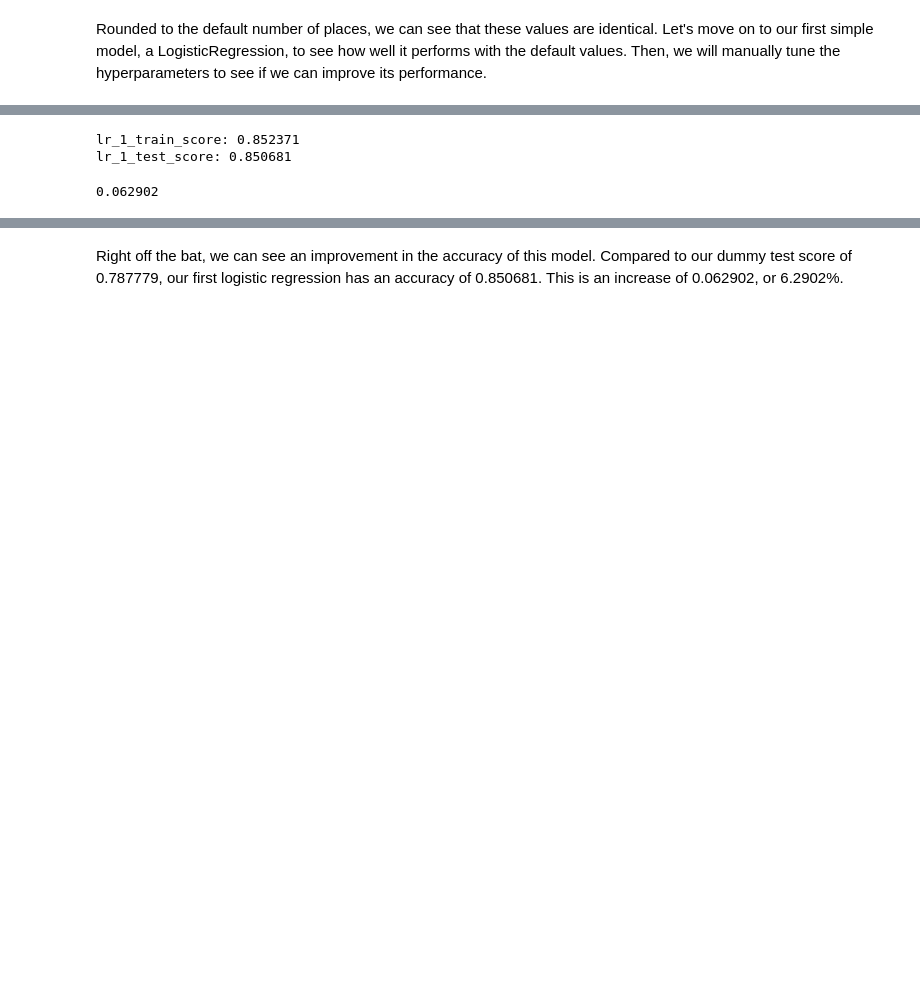
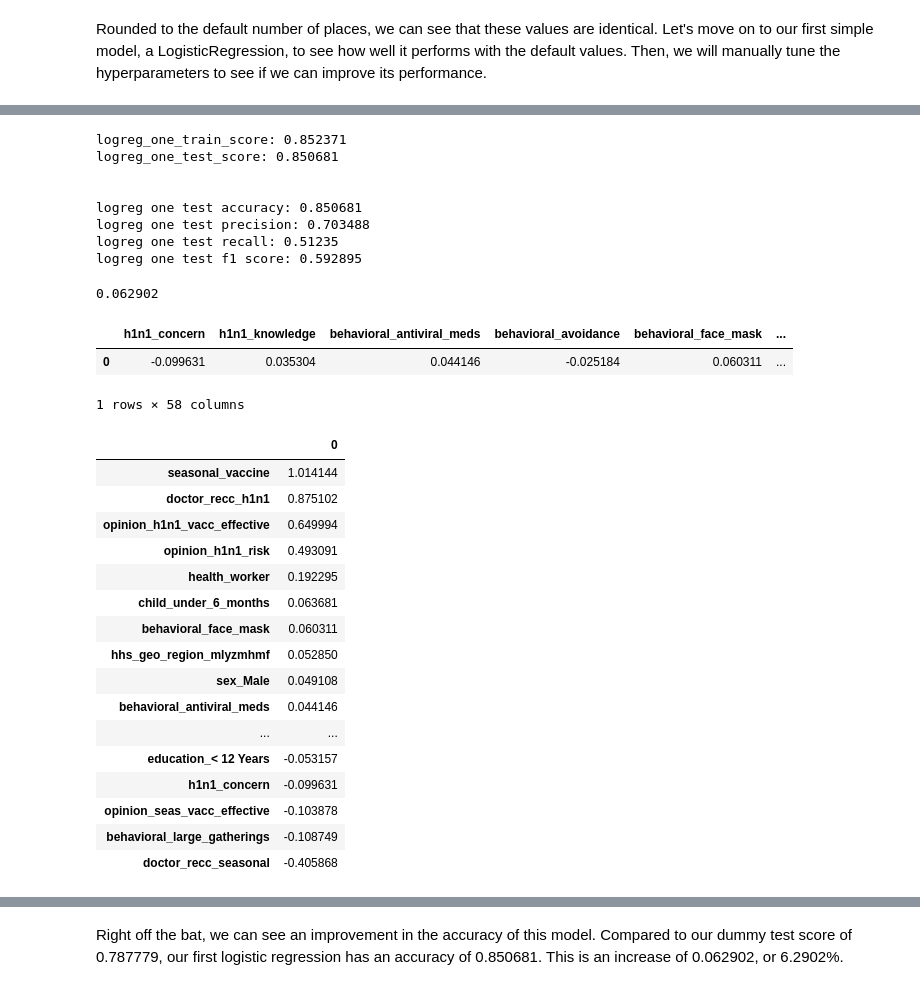
Before and after one commit to ChumpyDuelle/h1n1-and-seasonal-flu-vaccines, a Jupyter notebook: h1n1-and-seasonal-flu-vaccines.ipynb, the cells around one changed output, grey strips where cells are left out. Saved outputs shown, nothing was run; the diff lists cells and outputs as text; code cells hidden in the pictures; blank space fills up the shorter version.

```diff
--- a/h1n1-and-seasonal-flu-vaccines.ipynb
+++ b/h1n1-and-seasonal-flu-vaccines.ipynb
@@ -1382,12 +1387,52 @@ logreg_one_train_preds = logreg_one_fit.predict(X_train_scaled)
 logreg_one_test_preds = logreg_one_fit.predict(X_test_scaled)
 logreg_one_train_score = round(logreg_one_fit.score(X_train_scaled, y_train), 6)
 logreg_one_test_score = round(logreg_one_fit.score(X_test_scaled, y_test), 6)
-print(f"lr_1_train_score: {logreg_one_train_score}")
-print(f"lr_1_test_score: {logreg_one_test_score}")
+print(f"logreg_one_train_score: {logreg_one_train_score}")
+print(f"logreg_one_test_score: {logreg_one_test_score}")
+print("\n")
+print(f"logreg one test accuracy: {round(accuracy_score(y_test, logreg_one_test_preds), 6)}")
+print(f"logreg one test precision: {round(precision_score(y_test, logreg_one_test_preds), 6)}")
+print(f"logreg one test recall: {round(recall_score(y_test, logreg_one_test_preds), 6)}")
+print(f"logreg one test f1 score: {round(f1_score(y_test, logreg_one_test_preds), 6)}")
 # %% [output]
-lr_1_train_score: 0.852371
-lr_1_test_score: 0.850681
+logreg_one_train_score: 0.852371
+logreg_one_test_score: 0.850681
+
+
+logreg one test accuracy: 0.850681
+logreg one test precision: 0.703488
+logreg one test recall: 0.51235
+logreg one test f1 score: 0.592895
 # %%
 round((logreg_one_test_score - X_test_dummy_score), 6)
 # %% [output]
 0.062902
+# %%
+logreg_coef = pd.DataFrame(logreg_one_fit.coef_, columns=X_train_scaled.columns)
+logreg_coef
+# %% [output]
+|  | h1n1_concern | h1n1_knowledge | behavioral_antiviral_meds | behavioral_avoidance | behavioral_face_mask | ... |
+| 0 | -0.099631 | 0.035304 | 0.044146 | -0.025184 | 0.060311 | ... |
+1 rows × 58 columns
+# %%
+logreg_weights = logreg_coef.T
+logreg_weights_sorted = logreg_weights.sort_values(by=[0], ascending=False)
+logreg_weights_sorted
+# %% [output]
+|  | 0 |
+| seasonal_vaccine | 1.014144 |
+| doctor_recc_h1n1 | 0.875102 |
+| opinion_h1n1_vacc_effective | 0.649994 |
+| opinion_h1n1_risk | 0.493091 |
+| health_worker | 0.192295 |
+| child_under_6_months | 0.063681 |
+| behavioral_face_mask | 0.060311 |
+| hhs_geo_region_mlyzmhmf | 0.052850 |
+| sex_Male | 0.049108 |
+| behavioral_antiviral_meds | 0.044146 |
+| ... | ... |
+| education_< 12 Years | -0.053157 |
+| h1n1_concern | -0.099631 |
+| opinion_seas_vacc_effective | -0.103878 |
+| behavioral_large_gatherings | -0.108749 |
+| doctor_recc_seasonal | -0.405868 |
```
Also changed, not shown: parts of 34 cells of this notebook.
